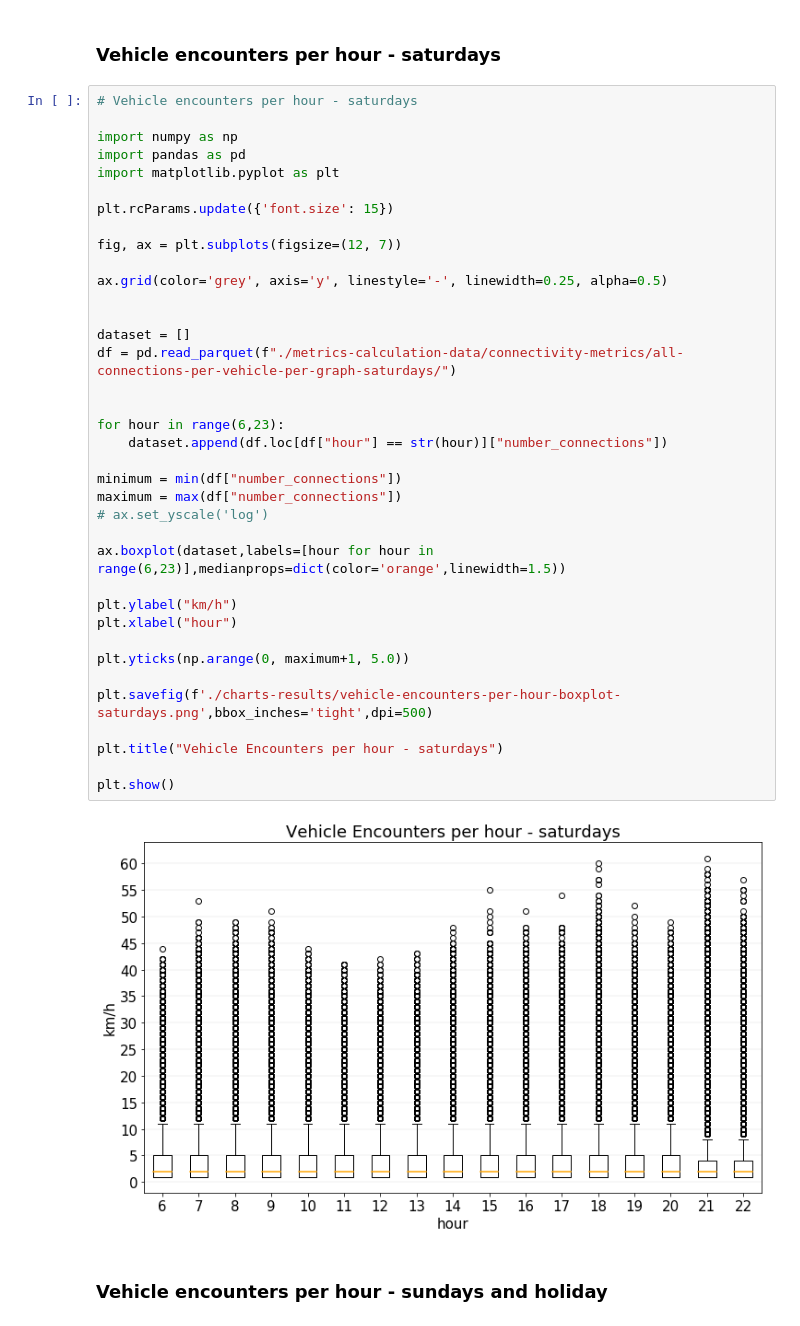
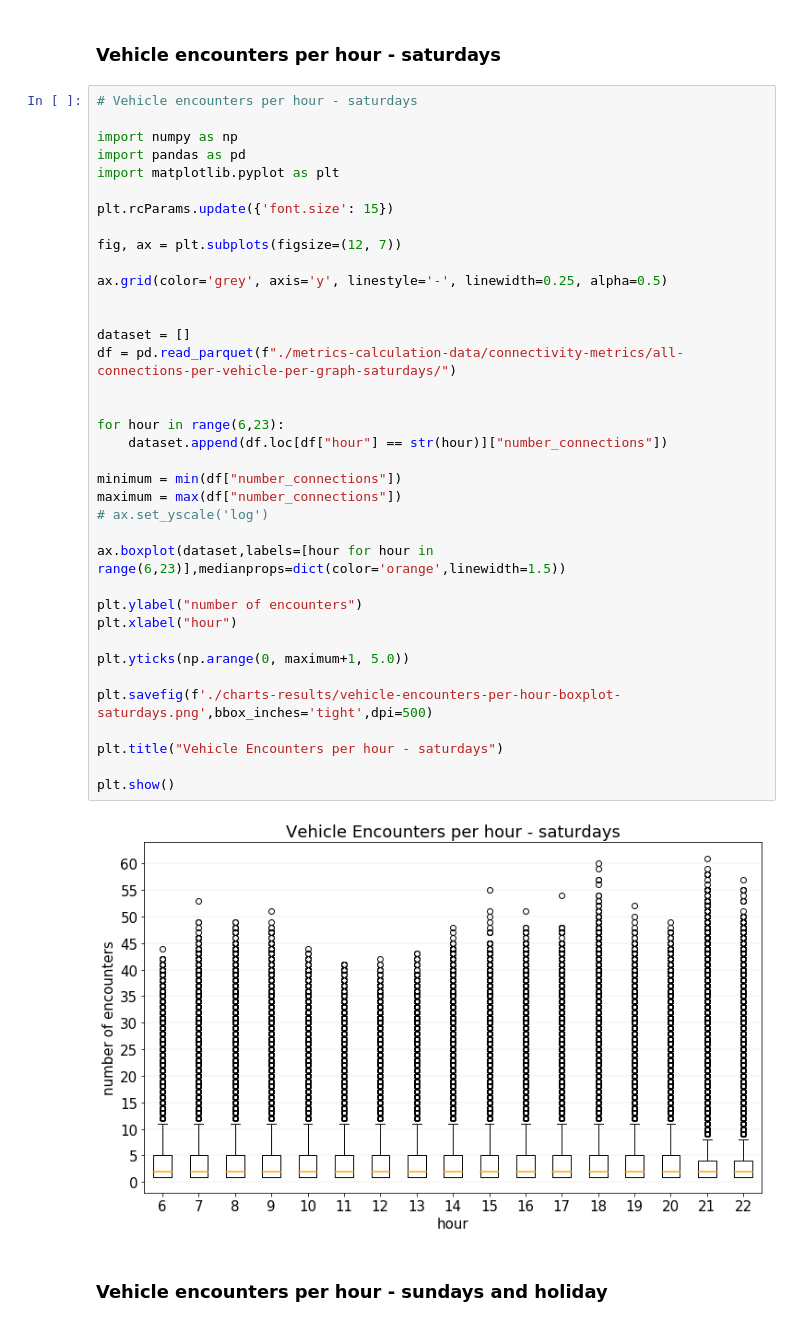
Before and after one commit to caroljunq/sptrans-data-analysis, a Jupyter notebook: article-journal/3-metrics-charts.ipynb, the cells around one changed output. Cells and saved outputs as stored; diff of their text form.

```diff
--- a/article-journal/3-metrics-charts.ipynb
+++ b/article-journal/3-metrics-charts.ipynb
@@ -682,35 +689,35 @@ import matplotlib.pyplot as plt
 plt.rcParams.update({'font.size': 15})
 
 fig, ax = plt.subplots(figsize=(12, 7))
 
 ax.grid(color='grey', axis='y', linestyle='-', linewidth=0.25, alpha=0.5)
 
 
 dataset = []
 df = pd.read_parquet(f"./metrics-calculation-data/connectivity-metrics/all-connections-per-vehicle-per-graph-saturdays/")
 
 
 for hour in range(6,23):
     dataset.append(df.loc[df["hour"] == str(hour)]["number_connections"])
 
 minimum = min(df["number_connections"])
 maximum = max(df["number_connections"])
 # ax.set_yscale('log')
 
 ax.boxplot(dataset,labels=[hour for hour in range(6,23)],medianprops=dict(color='orange',linewidth=1.5))
 
-plt.ylabel("km/h")
+plt.ylabel("number of encounters")
 plt.xlabel("hour")
 
 plt.yticks(np.arange(0, maximum+1, 5.0))
 
 plt.savefig(f'./charts-results/vehicle-encounters-per-hour-boxplot-saturdays.png',bbox_inches='tight',dpi=500)
 
 plt.title("Vehicle Encounters per hour - saturdays")
 
 plt.show()
 # %% [output]
-[figure, old version]
+[figure, new version]
 # %% [markdown]
 ### Vehicle encounters per hour - sundays and holiday
 # %%
```
Also changed, not shown: parts of 8 cells of this notebook, 6 other files.
